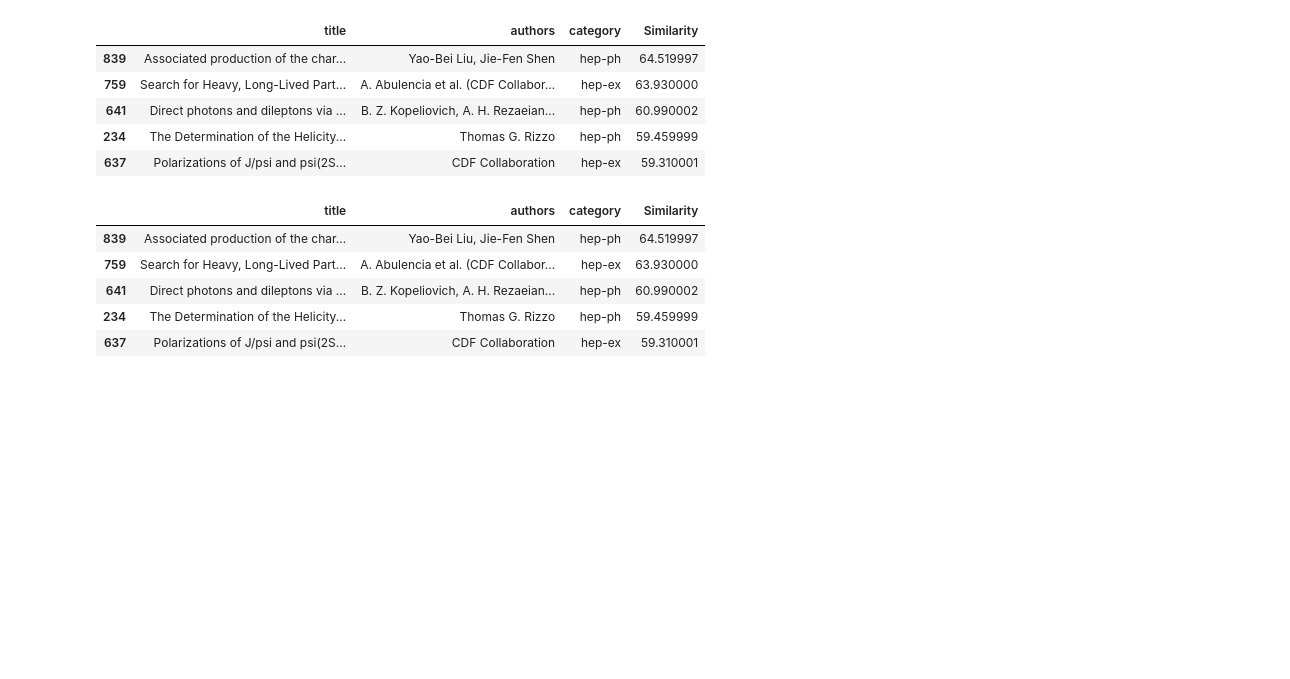
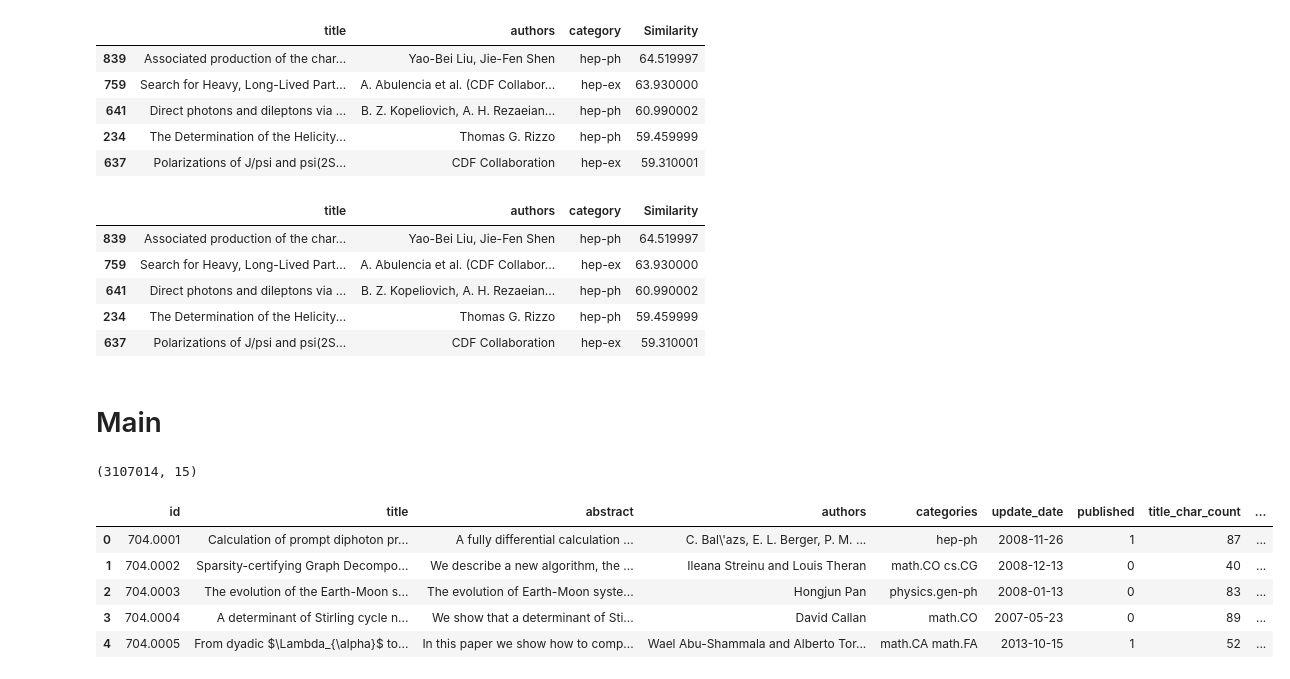
Before and after one commit to Ashutosh-Jarag/cdac-aiml-project, a Jupyter notebook: notebooks/sentence_transformer_embeddings.ipynb, the cells around one changed output. Cells and saved outputs as stored; diff of their text form; code cells hidden in the pictures; blank space fills up the shorter version.

```diff
--- a/notebooks/sentence_transformer_embeddings.ipynb
+++ b/notebooks/sentence_transformer_embeddings.ipynb
@@ -136,3 +136,23 @@ semantic_recommend(df.iloc[0]["title"])
 | 641 | Direct photons and dileptons via ... | B. Z. Kopeliovich, A. H. Rezaeian... | hep-ph | 60.990002 |
 | 234 | The Determination of the Helicity... | Thomas G. Rizzo | hep-ph | 59.459999 |
 | 637 | Polarizations of J/psi and psi(2S... | CDF Collaboration | hep-ex | 59.310001 |
+# %% [markdown]
+# Main
+# %%
+import pandas as pd
+
+df = pd.read_parquet(
+    "../data/processed/publication_dataset.parquet"
+)
+
+print(df.shape)
+
+df.head()
+# %% [output]
+(3107014, 15)
+|  | id | title | abstract | authors | categories | update_date | published | title_char_count | ... |
+| 0 | 704.0001 | Calculation of prompt diphoton pr... | A fully differential calculation ... | C. Bal\'azs, E. L. Berger, P. M. ... | hep-ph | 2008-11-26 | 1 | 87 | ... |
+| 1 | 704.0002 | Sparsity-certifying Graph Decompo... | We describe a new algorithm, the ... | Ileana Streinu and Louis Theran | math.CO cs.CG | 2008-12-13 | 0 | 40 | ... |
+| 2 | 704.0003 | The evolution of the Earth-Moon s... | The evolution of Earth-Moon syste... | Hongjun Pan | physics.gen-ph | 2008-01-13 | 0 | 83 | ... |
+| 3 | 704.0004 | A determinant of Stirling cycle n... | We show that a determinant of Sti... | David Callan | math.CO | 2007-05-23 | 0 | 89 | ... |
+| 4 | 704.0005 | From dyadic $\Lambda_{\alpha}$ to... | In this paper we show how to comp... | Wael Abu-Shammala and Alberto Tor... | math.CA math.FA | 2013-10-15 | 1 | 52 | ... |
```
Also changed, not shown: parts of 4 cells of this notebook, 25 other files.
